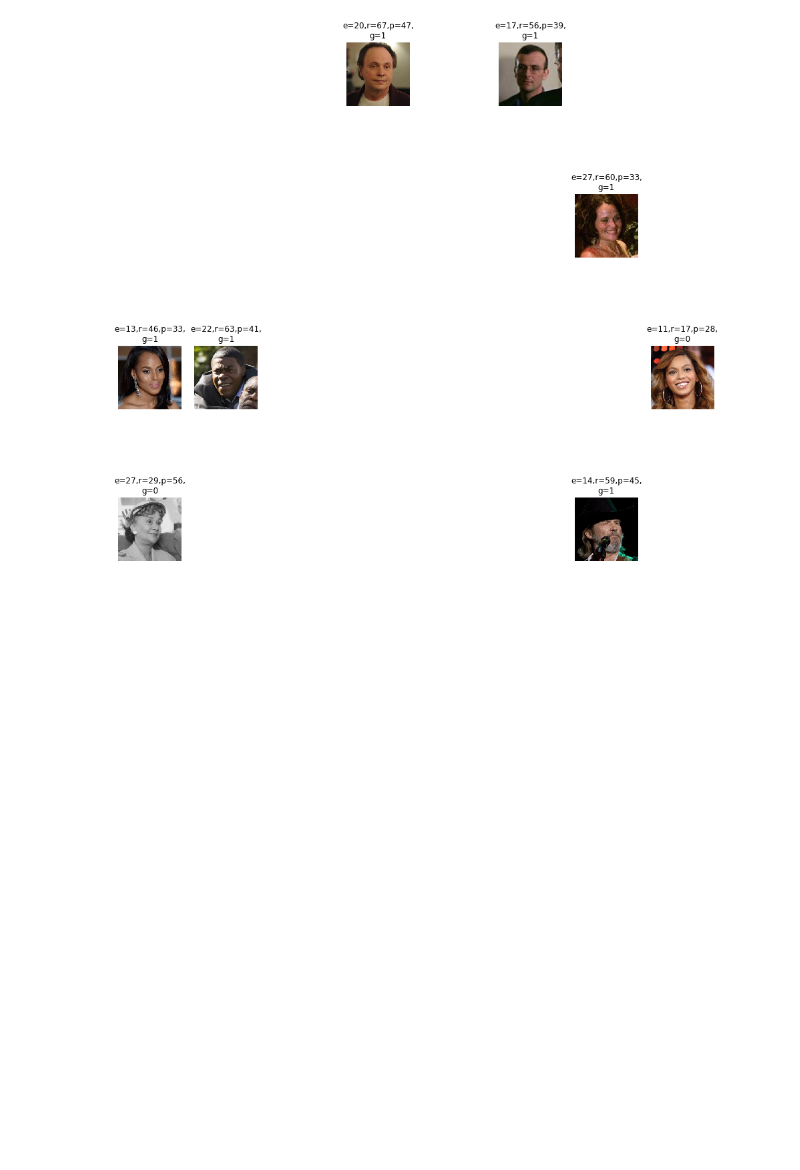
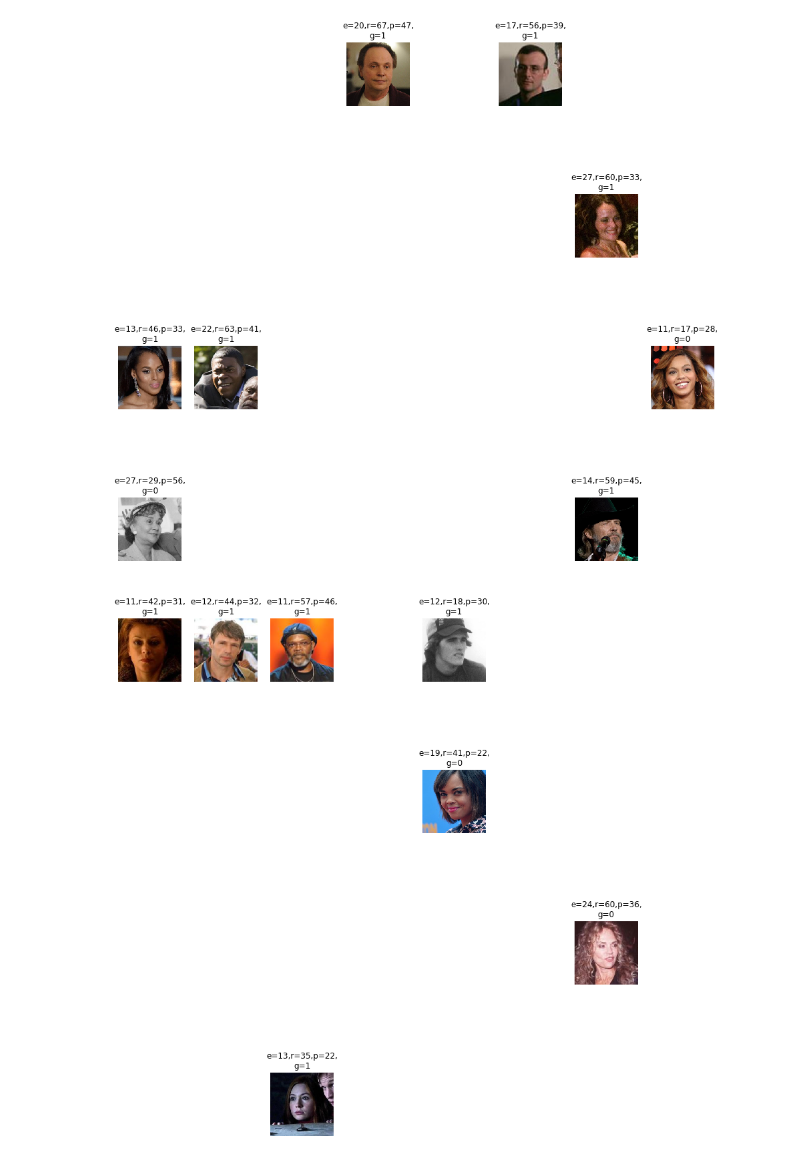
Before and after one commit to kojimaeiji/face-age-estimation, a Jupyter notebook: trainer_vgg_face/error_analysis.ipynb, the cells around one changed output. Cells and saved outputs as stored; diff of their text form; code cells hidden in the pictures; blank space fills up the shorter version.

Commit message:
error analysis continue

```diff
--- a/trainer_vgg_face/error_analysis.ipynb
+++ b/trainer_vgg_face/error_analysis.ipynb
@@ -52,7 +42,8 @@ age.shape
 # %% [output]
 (32,)
 # %%
-face_model = load_model('/home/jiman/mljob/face_age_vgg_face_20180213_202347/checkpoint.03.hdf5', compile=False)
+#face_model = load_model('/home/jiman/mljob/face_age_vgg_face_20180213_202347/checkpoint.03.hdf5', compile=False)
+face_model = load_model('/Users/saboten/mljob/face_age_vgg_face_20180213_202347/checkpoint.03.hdf5', compile=False)
 model.compile_model(face_model, learning_rate=0.001)
 # %% [output]
 <keras.engine.training.Model at 0x...>
@@ -102,3 +93,10 @@ img2, age2,gender2 = np_mat2['image'], np_mat2['age'], np_mat2['gender']
 error_and_showimg(img2, age2, gender2)
 # %% [output]
 [figure]
+# %%
+np_mat3 = np.load('/Users/saboten/data/imdb_face_vgg_all/imdb_224_all-cv-10.npz')
+img3, age3,gender3 = np_mat3['image'], np_mat3['age'], np_mat3['gender']
+# %%
+error_and_showimg(img3, age3, gender3)
+# %% [output]
+[figure, added]
```
Also changed, not shown: parts of 3 cells of this notebook.
